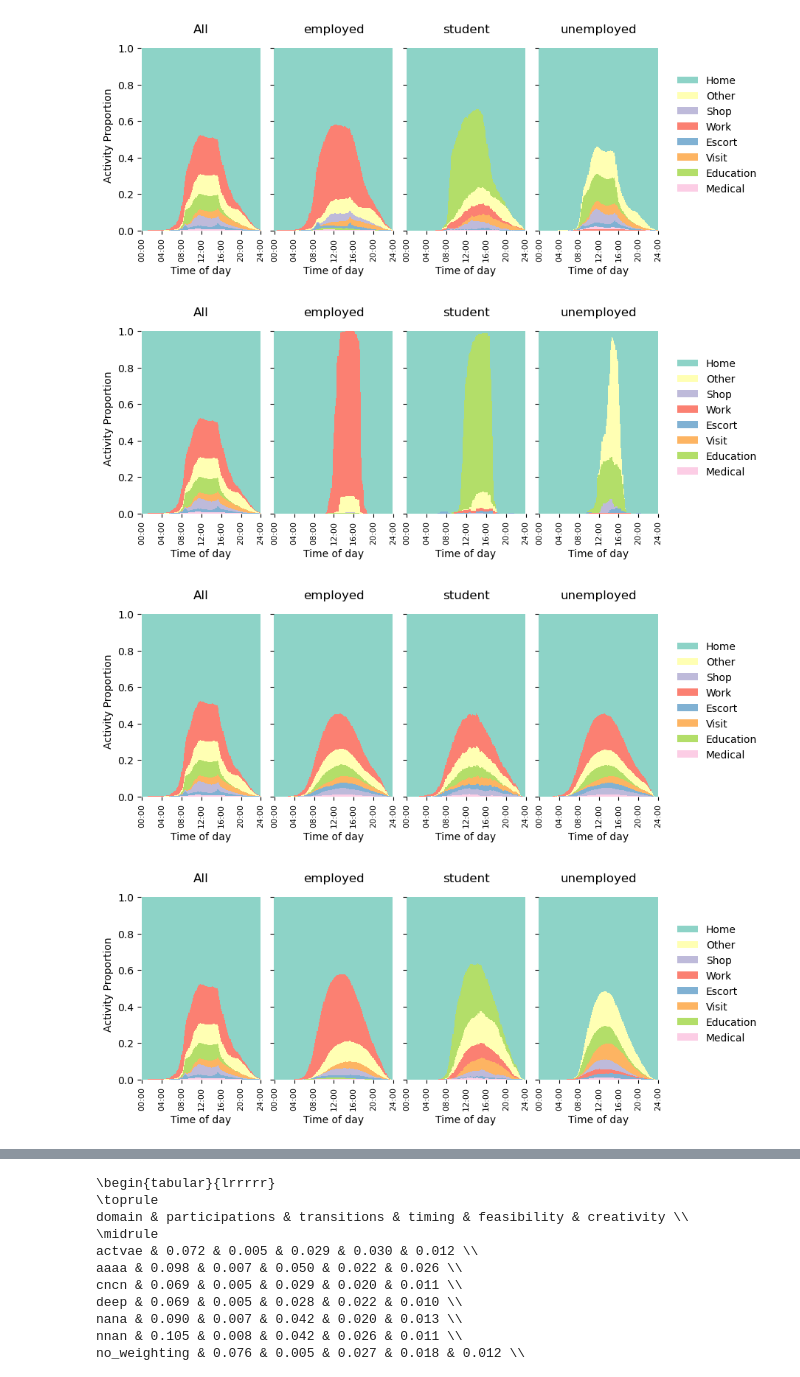
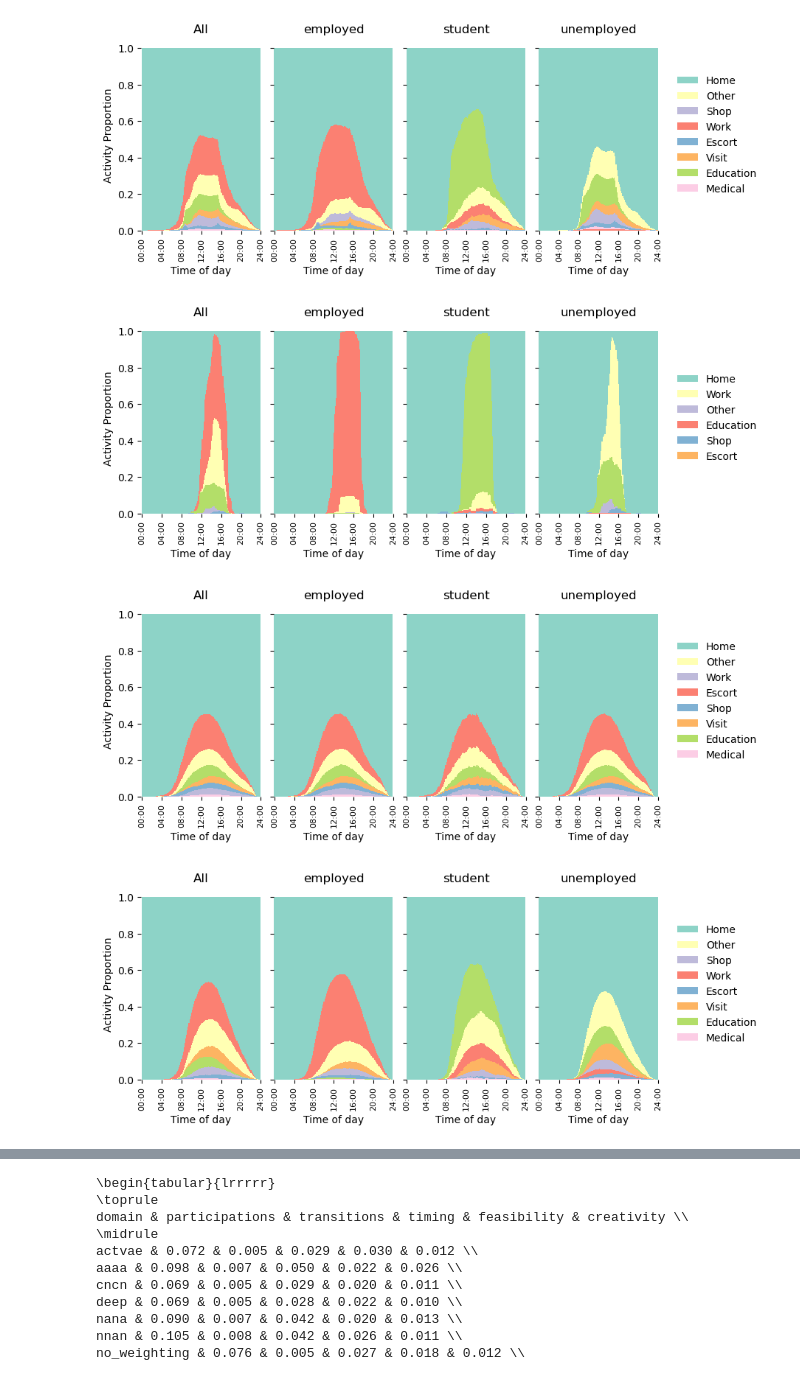
Before and after one commit to big-ucl/caveat, a Jupyter notebook: analysis/TRB_analysis.ipynb, the cells around one changed output, grey strips where cells are left out. Saved outputs shown, nothing was run; the diff lists cells and outputs as text; code cells hidden in the pictures.

```diff
--- a/analysis/TRB_analysis.ipynb
+++ b/analysis/TRB_analysis.ipynb
@@ -1458,17 +1456,13 @@ fig = frequency_plots(
 # %%
 for k, scheds in schedules.items():
     splits = split_on(scheds, attributes[k])
     fig = frequency_plots(
-        target_schedules,
-        splits,
-        observed_title="All",
-        color=cmap,
-        figsize=(9, 3.5),
+        scheds, splits, observed_title="All", color=cmap, figsize=(9, 3.5)
     )
 # %% [output]
-[figure, old version]
+[figure, new version]
-[figure, old version]
+[figure, new version]
-[figure, old version]
+[figure, new version]
 # %%
 def duration(schedules, act="work"):
     n = schedules.pid.nunique()
```
Also changed, not shown: parts of 8 cells of this notebook, 25 other files.
